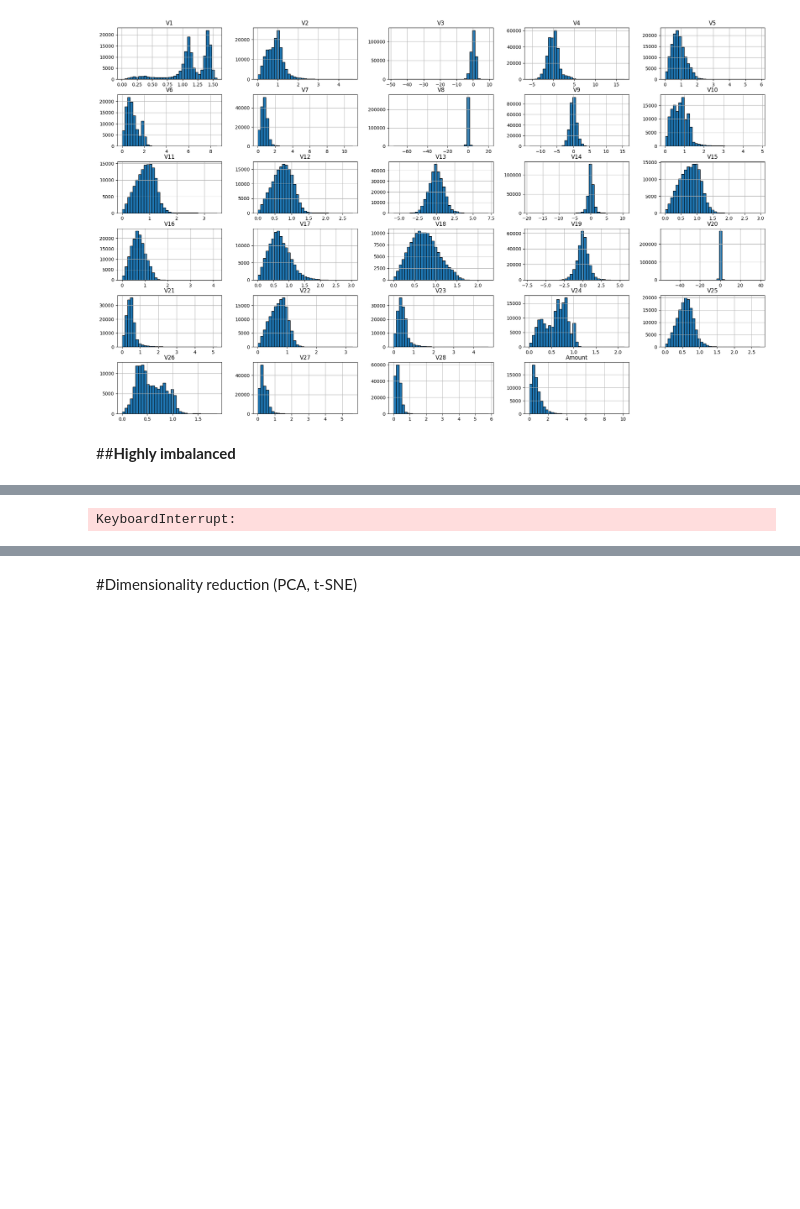
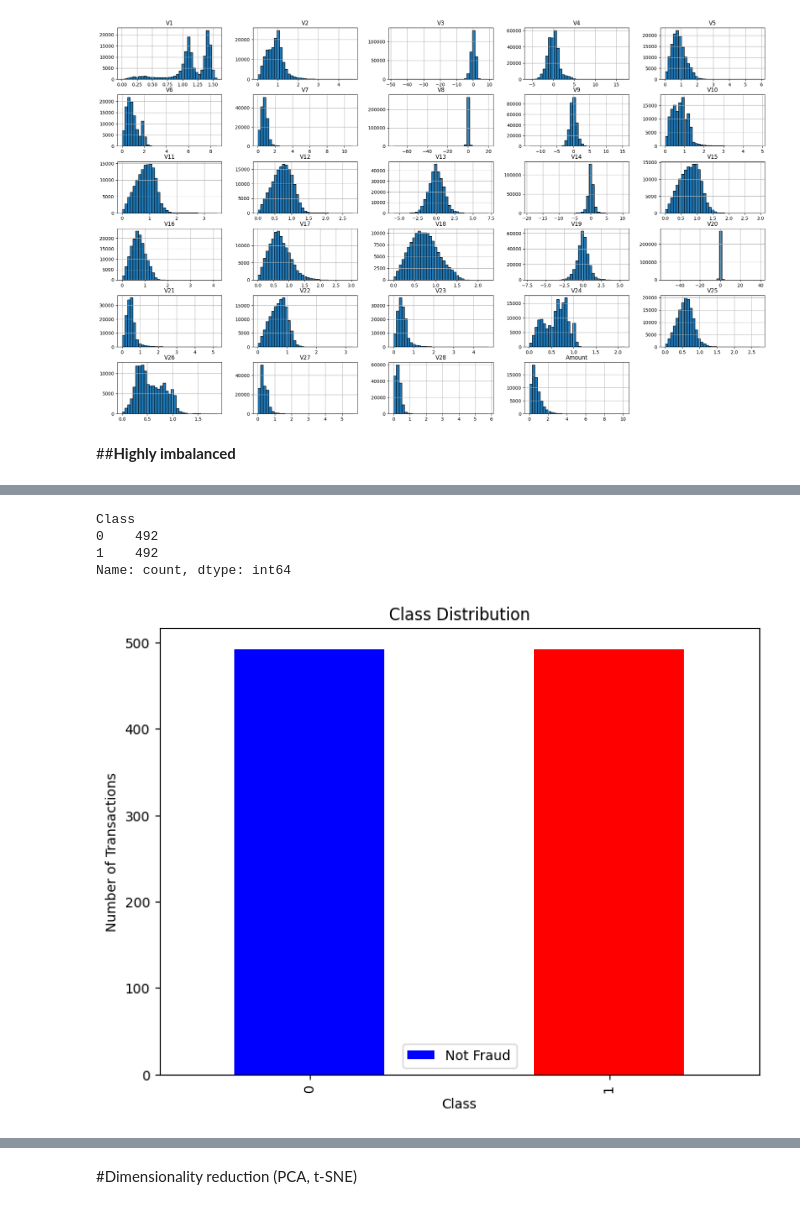
Before and after one commit to Naseem-Ananzeh/Ml2_Final_Project, a Jupyter notebook: ML2_Credit_Card.ipynb, the cells around one changed output, grey strips where cells are left out. Drawn from its saved outputs; the diff is of its cells as text; code cells hidden in the pictures; blank space fills up the shorter version.

```diff
--- a/ML2_Credit_Card.ipynb
+++ b/ML2_Credit_Card.ipynb
@@ -120,21 +119,0 @@ x.corr().round(6)
-# %%
-
-# V2 و V27
-x['V2_V27_diff'] = x['V2'] - x['V27']
-x['V2_V27_sum'] = x['V2'] + x['V27']
-
-# V4 و V11
-x['V4_V11_sum'] = x['V4'] + x['V11']
-
-# V20 و V21
-x['V20_V21_sum'] = x['V20'] + x['V21']
-x['V20_mul_V21'] = x['V20'] * x['V21']
-
-# Amount و V7
-x['Amount_div_V7'] = x['Amount'] / (x['V7'] + 1e-5)
-
-x['V2_V7'] = x['V2'] * x['V7']
-x['V10_V17'] = x['V10'] + x['V17']
-
-# تحويل اللوج للـ Amount
-x['Amount_log'] = np.log1p(x['Amount'])
@@ -208,20 +166,24 @@ rus = RandomUnderSampler(random_state=42)
 x_resampled, y_resampled = rus.fit_resample(x, y)
 x_balanced = pd.DataFrame(x_resampled, columns=x.columns)
 x_balanced['Class'] = y_resampled
-# %% [output]
-KeyboardInterrupt:
 # %%
 Balanced_Label_counts = x_balanced['Class'].value_counts()
 
 print(Balanced_Label_counts)
 
 plt.figure(figsize=(8, 6))
-Balanced_Label_counts.plot(kind='bar', color=['skyblue', 'red'])
+Balanced_Label_counts.plot(kind='bar', color=['blue', 'red'])
 plt.title('Class Distribution')
 plt.xlabel('Class')
 plt.ylabel('Number of Transactions')
 plt.legend(['Not Fraud' , 'Fraud'])
 plt.show()
+# %% [output]
+Class
+0    492
+1    492
+Name: count, dtype: int64
+[figure, added]
 # %%
 from sklearn.decomposition import PCA
 from sklearn.manifold import TSNE
```
Also changed, not shown: parts of 6 cells of this notebook.
